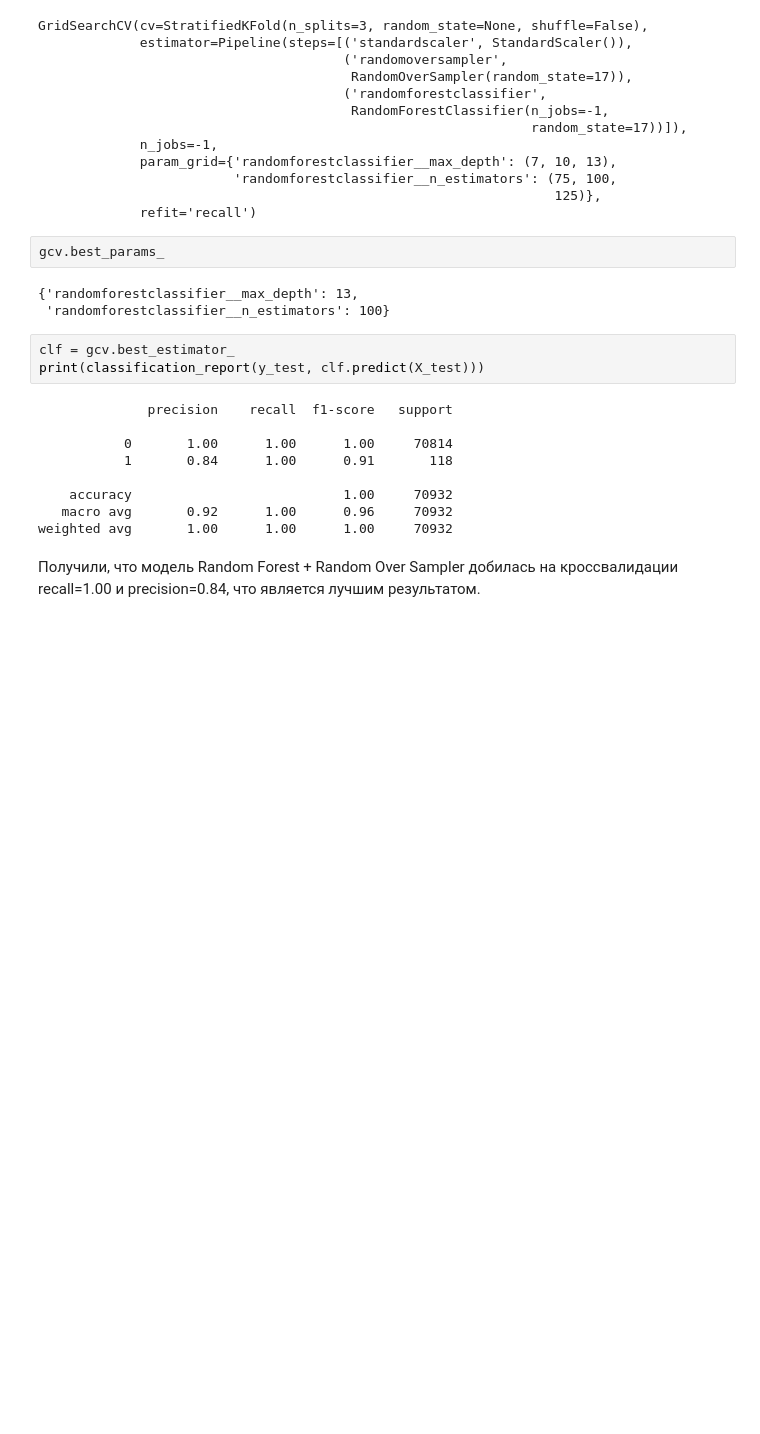
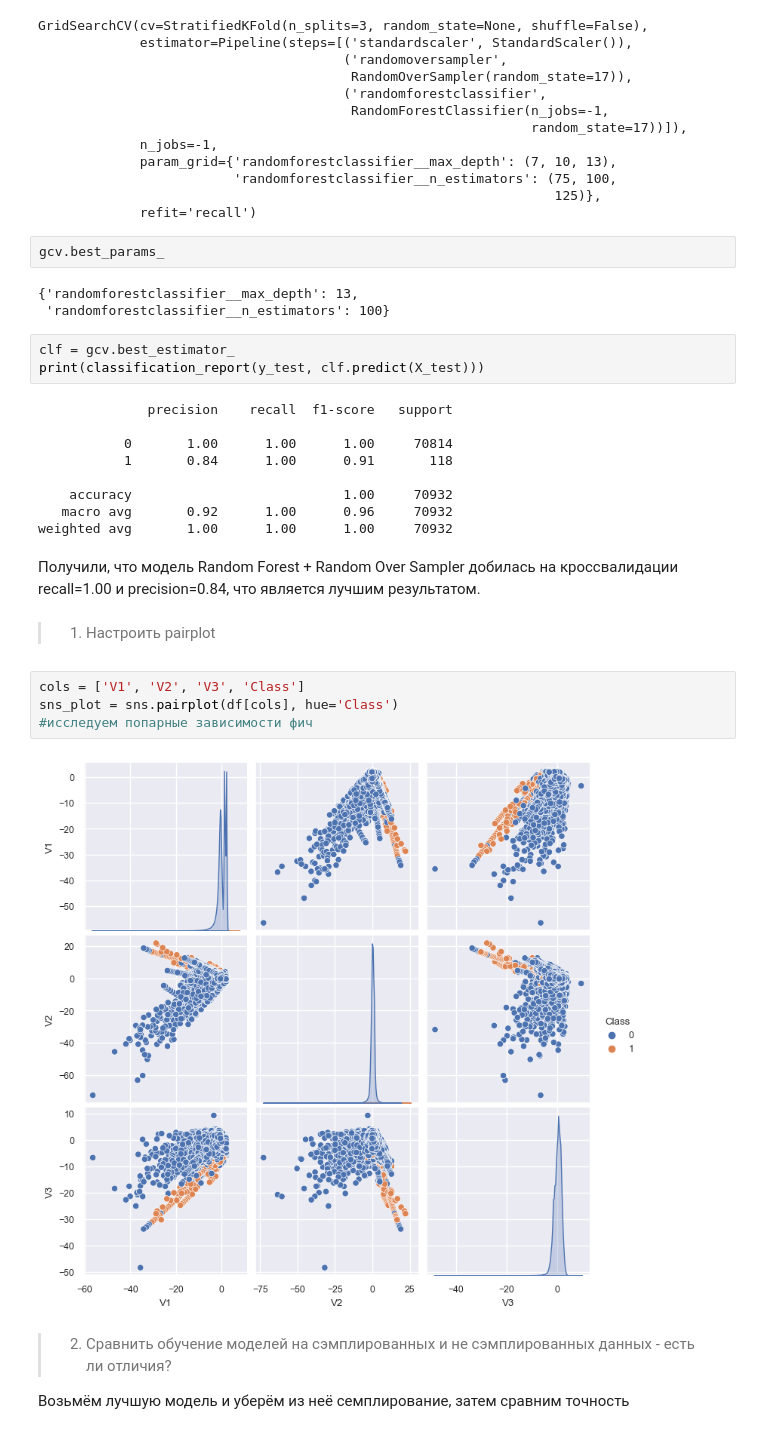
Before and after one commit to Ga1ahahad/credit-card, a Jupyter notebook: credit-card.ipynb, the cells around one changed output. Cells and saved outputs as stored; diff of their text form; blank space fills up the shorter version.

```diff
--- a/credit-card.ipynb
+++ b/credit-card.ipynb
@@ -193,3 +191,15 @@ print(classification_report(y_test, clf.predict(X_test)))
 weighted avg       1.00      1.00      1.00     70932
 # %% [markdown]
 Получили, что модель Random Forest + Random Over Sampler добилась на кроссвалидации recall=1.00 и precision=0.84, что является лучшим результатом.
+# %% [markdown]
+> 1. Настроить pairplot
+# %%
+cols = ['V1', 'V2', 'V3', 'Class']
+sns_plot = sns.pairplot(df[cols], hue='Class')
+#исследуем попарные зависимости фич
+# %% [output]
+[figure, added]
+# %% [markdown]
+> 2. Сравнить обучение моделей на сэмплированных и не сэмплированных данных - есть ли отличия?
+
+Возьмём лучшую модель и уберём из неё семплирование, затем сравним точность
```
Also changed, not shown: parts of 5 cells of this notebook.
